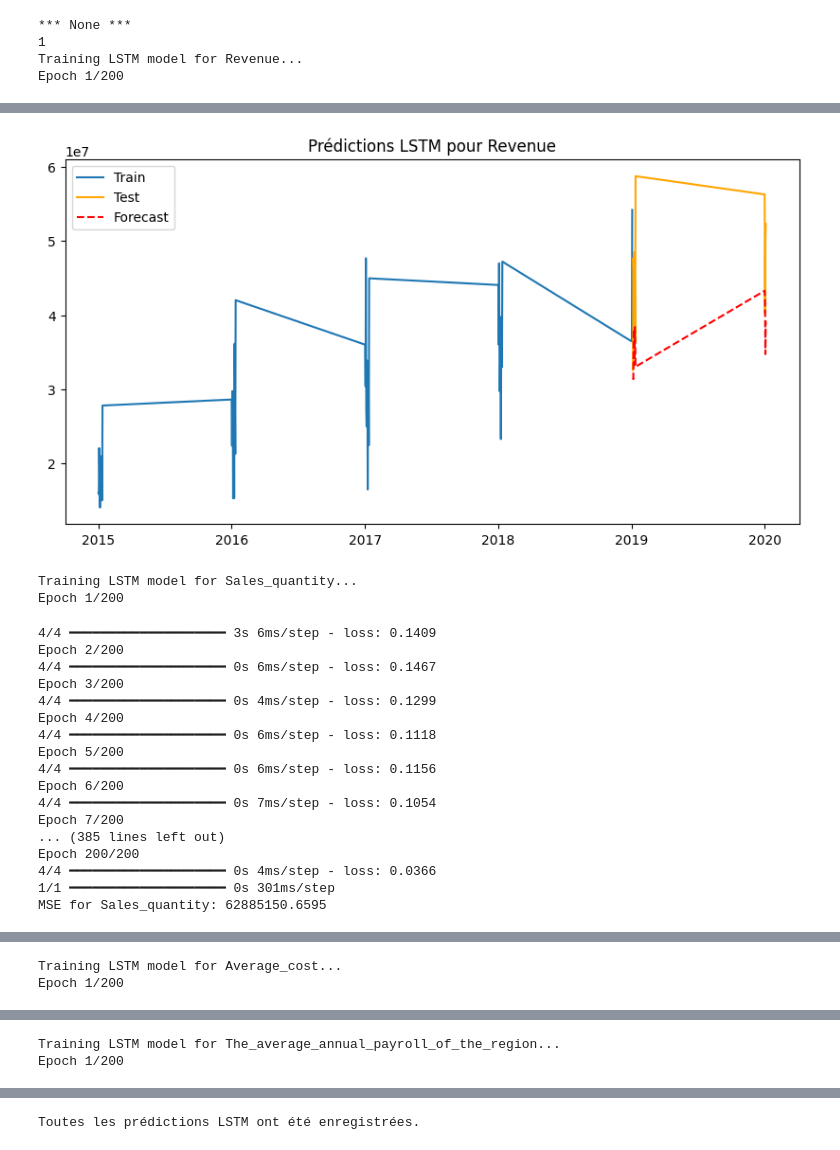
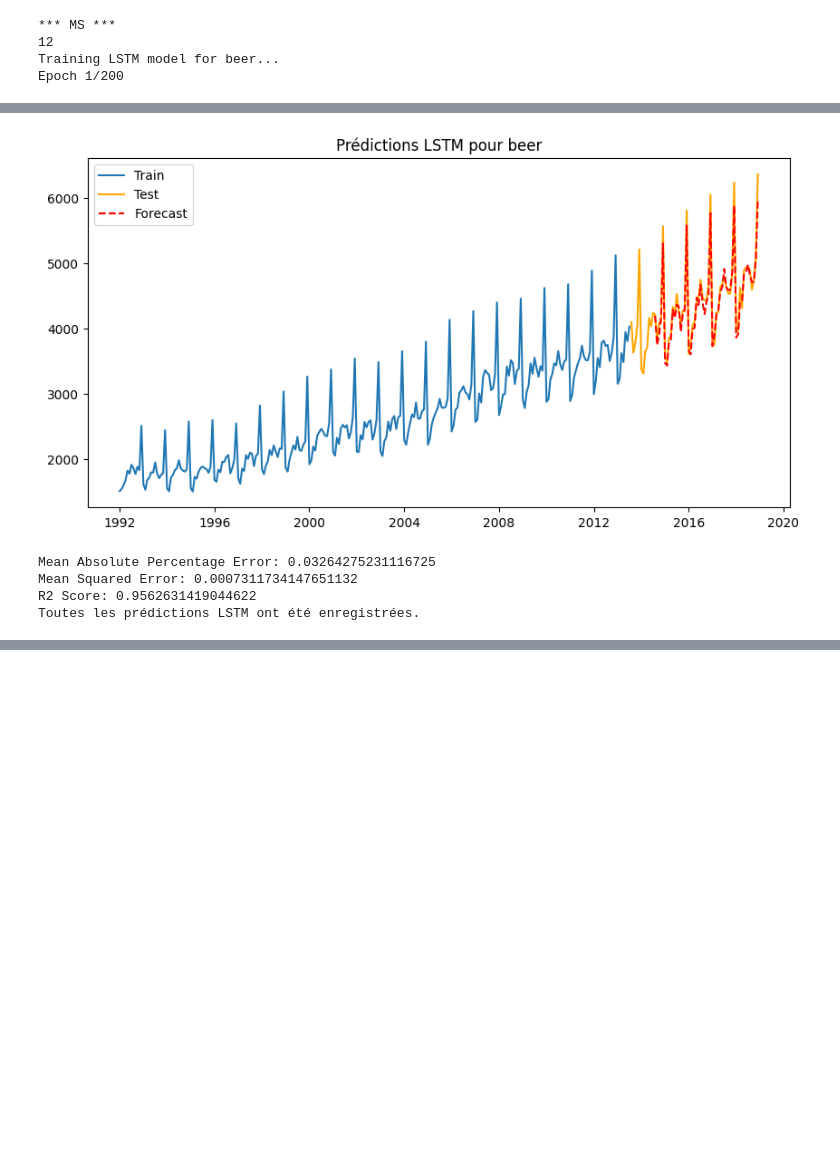
Before and after one commit to Raed-Bourouis/MLEASE, a Jupyter notebook: Training/Lstm.ipynb, the cells around one changed output, grey strips where cells are left out. Saved outputs shown, nothing was run; the diff lists cells and outputs as text; code cells hidden in the pictures; blank space fills up the shorter version.

```diff
--- a/Training/Lstm.ipynb
+++ b/Training/Lstm.ipynb
@@ -13,7 +14,7 @@ from sklearn.metrics import mean_squared_error
 
 # 2. Charger les données
 # Charger les données prétraitées
-df = pd.read_csv("../datasets/Month_Value_1.csv", parse_dates=True, index_col=0)
+df = pd.read_csv("../datasets/BeerWineLiquor.csv", parse_dates=True, index_col=0)
 
 # S'assurer que l'index est une colonne de type datetime
 df.index = pd.to_datetime(df.index)
@@ -97,6 +98,11 @@ for column in target_columns:
     model = build_lstm_model((seq_length, 1))
     model.fit(X_train, y_train, epochs=200, batch_size=16, verbose=1)
 
+    train_loss = model.evaluate(X_train, y_train, verbose=0)
+    test_loss = model.evaluate(X_test, y_test, verbose=0)
+    print(f'Train Loss: {train_loss}')
+    print(f'Test Loss: {test_loss}')
+
     # Faire des prédictions
     y_pred = model.predict(X_test)
 
@@ -123,13 +129,23 @@ for column in target_columns:
     plt.legend()
     plt.show()
 
+mse = mean_squared_error(y_test, y_pred)
+# mae = mean_absolute_error(y_test_seq, predictions)
+r2 = r2_score(y_test,y_pred)
+mape=mean_absolute_percentage_error(y_test, y_pred)
+
+print(f"Mean Absolute Percentage Error: {mape}")
+# print(f"Mean Absolute Error: {mae}")
+print(f"Mean Squared Error: {mse}")
+print(f"R2 Score: {r2}")
+
 # Sauvegarder les prévisions
 for col, forecast in forecast_results.items():
     forecast.to_csv(f"forecast_lstm_{col}.csv", index=False)
 
 print("Toutes les prédictions LSTM ont été enregistrées.")
 # %% [output]
-*** None ***
-1
-Training LSTM model for Revenue...
+*** MS ***
+12
+Training LSTM model for beer...
 Epoch 1/200
@@ -153,20 +169,5 @@ MSE for Revenue: 153039665698283.0000
-[figure, old version]
+[figure, new version]
-Training LSTM model for Sales_quantity...
-Epoch 1/200
+Mean Absolute Percentage Error: 0.03264275231116725
+Mean Squared Error: 0.0007311734147651132
+R2 Score: 0.9562631419044622
+Toutes les prédictions LSTM ont été enregistrées.
-4/4 ━━━━━━━━━━━━━━━━━━━━ 3s 6ms/step - loss: 0.1409
-Epoch 2/200
-4/4 ━━━━━━━━━━━━━━━━━━━━ 0s 6ms/step - loss: 0.1467
-Epoch 3/200
-4/4 ━━━━━━━━━━━━━━━━━━━━ 0s 4ms/step - loss: 0.1299
-Epoch 4/200
-4/4 ━━━━━━━━━━━━━━━━━━━━ 0s 6ms/step - loss: 0.1118
-Epoch 5/200
-4/4 ━━━━━━━━━━━━━━━━━━━━ 0s 6ms/step - loss: 0.1156
-Epoch 6/200
-4/4 ━━━━━━━━━━━━━━━━━━━━ 0s 7ms/step - loss: 0.1054
-Epoch 7/200
-... (385 lines left out)
-Epoch 200/200
-4/4 ━━━━━━━━━━━━━━━━━━━━ 0s 4ms/step - loss: 0.0366
-1/1 ━━━━━━━━━━━━━━━━━━━━ 0s 301ms/step
-MSE for Sales_quantity: 62885150.6595
@@ -174,2 +173,0 @@ MSE for Sales_quantity: 62885150.6595
-Training LSTM model for Average_cost...
-Epoch 1/200
@@ -194,2 +173,0 @@ MSE for Average_cost: 117771.8349
-Training LSTM model for The_average_annual_payroll_of_the_region...
-Epoch 1/200
@@ -214 +173,0 @@ MSE for The_average_annual_payroll_of_the_region: 72036441284.6666
-Toutes les prédictions LSTM ont été enregistrées.
```
Also changed, not shown: parts of 2 cells of this notebook, 7 other files.
